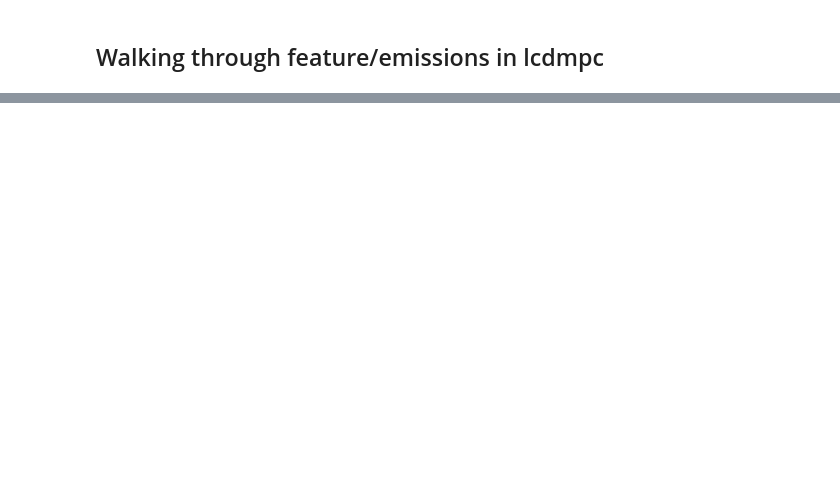
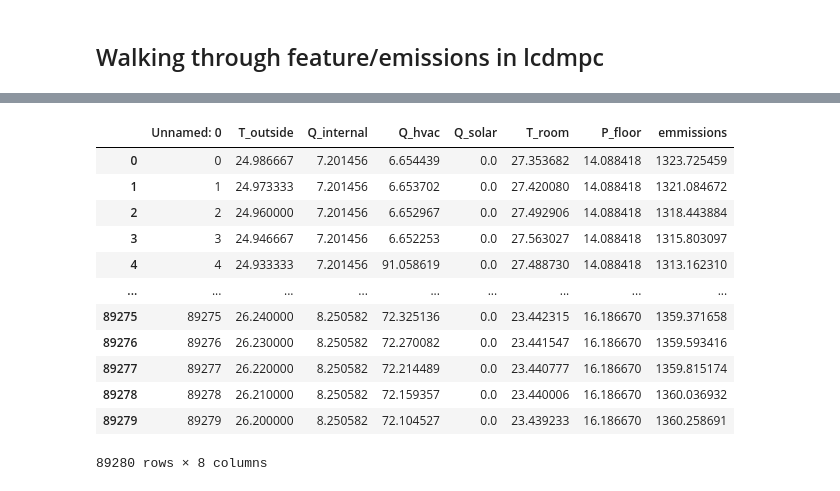
Before and after one commit to vijay092/lcdmpc, a Jupyter notebook: main_svs.ipynb, the cells around one changed output, grey strips where cells are left out. Saved outputs shown, nothing was run; the diff lists cells and outputs as text; code cells hidden in the pictures; blank space fills up the shorter version.

```diff
--- a/main_svs.ipynb
+++ b/main_svs.ipynb
@@ -118,3 +129,19 @@ Toa_horiz_normed = Toa_horiz/Toa_horiz[0]
+# %%
+disturbance_data
+# %% [output]
+|  | Unnamed: 0 | T_outside | Q_internal | Q_hvac | Q_solar | T_room | P_floor | emmissions |
+| 0 | 0 | 24.986667 | 7.201456 | 6.654439 | 0.0 | 27.353682 | 14.088418 | 1323.725459 |
+| 1 | 1 | 24.973333 | 7.201456 | 6.653702 | 0.0 | 27.420080 | 14.088418 | 1321.084672 |
+| 2 | 2 | 24.960000 | 7.201456 | 6.652967 | 0.0 | 27.492906 | 14.088418 | 1318.443884 |
+| 3 | 3 | 24.946667 | 7.201456 | 6.652253 | 0.0 | 27.563027 | 14.088418 | 1315.803097 |
+| 4 | 4 | 24.933333 | 7.201456 | 91.058619 | 0.0 | 27.488730 | 14.088418 | 1313.162310 |
+| ... | ... | ... | ... | ... | ... | ... | ... | ... |
+| 89275 | 89275 | 26.240000 | 8.250582 | 72.325136 | 0.0 | 23.442315 | 16.186670 | 1359.371658 |
+| 89276 | 89276 | 26.230000 | 8.250582 | 72.270082 | 0.0 | 23.441547 | 16.186670 | 1359.593416 |
+| 89277 | 89277 | 26.220000 | 8.250582 | 72.214489 | 0.0 | 23.440777 | 16.186670 | 1359.815174 |
+| 89278 | 89278 | 26.210000 | 8.250582 | 72.159357 | 0.0 | 23.440006 | 16.186670 | 1360.036932 |
+| 89279 | 89279 | 26.200000 | 8.250582 | 72.104527 | 0.0 | 23.439233 | 16.186670 | 1360.258691 |
+89280 rows × 8 columns
 # %%
 np.random.seed(1)
 grid_agg_ref = np.random.normal(6*num_buildings_small + 20*num_buildings_medium + 10*num_buildings_large, 0.0, int(time/dt) + horiz_len)*Toa_horiz_normed
```
Also changed, not shown: parts of 11 cells of this notebook, 6 other files.
